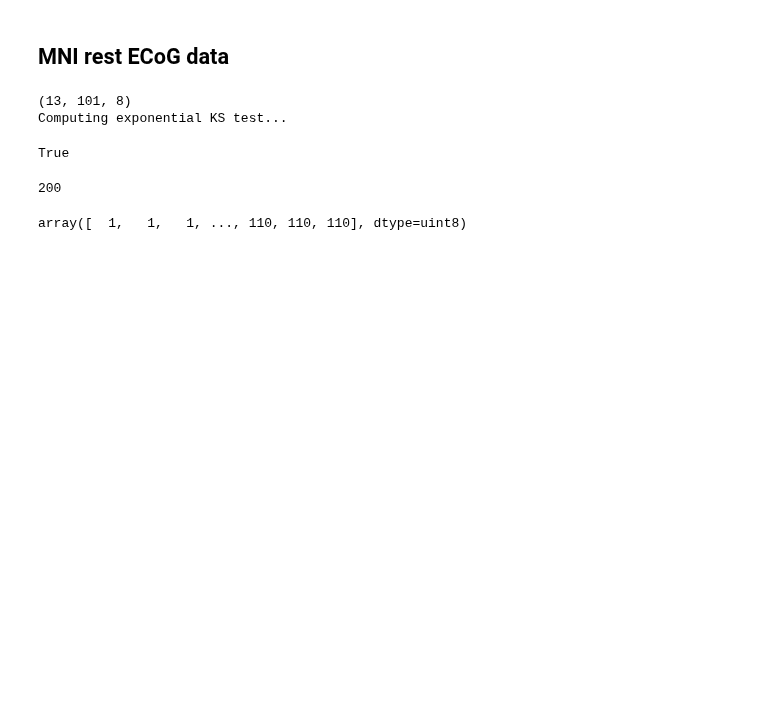
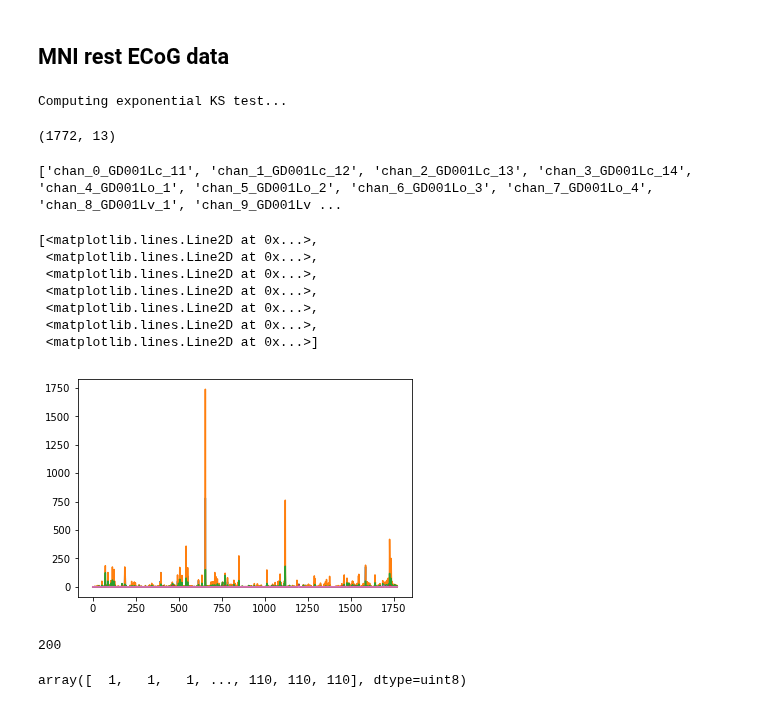
Before and after one commit to voytekresearch/SpectralCA, a Jupyter notebook: notebooks_other/sca_data_retrieval.ipynb, the cells around one changed output. Cells and saved outputs as stored; diff of their text form; code cells hidden in the pictures; blank space fills up the shorter version.

Commit message:
cleaned errors in sca vis and tried to edit data retrieval

```diff
--- a/notebooks_other/sca_data_retrieval.ipynb
+++ b/notebooks_other/sca_data_retrieval.ipynb
@@ -206,13 +268,10 @@ if not os.path.isdir(subj_path):
     os.mkdir(subj_path)
 
 
-for idx in range(len(ind)-1):
-    sub_data = data['Data'][ind[idx]:ind[idx+1]]
-    sub_chanlab = data['ChannelName'][ind[idx]:ind[idx+1]]
-    ch_num, ch_datalen = sub_data.shape
-
-    for i in range(ch_num):
-        sub_chanlab = [ch+'_'+str(i) for ch in sub_chanlab]
+for idx in range(1):#(len(ind)-1):
+    sub_data = data['Data'][ind[idx]:ind[idx+1]].T
+    sub_chanlab = data['ChannelName'][ind[idx]:ind[idx+1]].T
+    sub_chanlab = ['chan_'+str(i)+'_'+ch for i, ch in enumerate(sub_chanlab)]
 
     sub_sc = sca.SCA(analysis_param)
     sub_sc.populate_ts_data(sub_data, fs)
@@ -230,15 +289,30 @@ for idx in range(len(ind)-1):
     sub_sc.cross_freq_corr()
 
     # save out sca
-    sub_path = saveout_path+'patient_'+str(data['Patient'][ind[idx]])
-    sub_sc.save_spec_vars(sub_path+'.npz', save_spg=True)
+    #sub_path = saveout_path+'patient_'+str(data['Patient'][ind[idx]])
+    #sub_sc.save_spec_vars(sub_path+'.npz', save_spg=True)
 # %% [output]
-(13, 101, 8)
 Computing exponential KS test...
-# %%
-sub_sc.spg.shape != 0
-# %% [output]
-True
+# %%
+sub_data.shape
+# %% [output]
+(1772, 13)
+# %%
+print(sub_chanlab)
+# %% [output]
+['chan_0_GD001Lc_11', 'chan_1_GD001Lc_12', 'chan_2_GD001Lc_13', 'chan_3_GD001Lc_14', 'chan_4_GD001Lo_1', 'chan_5_GD001Lo_2', 'chan_6_GD001Lo_3', 'chan_7_GD001Lo_4', 'chan_8_GD001Lv_1', 'chan_9_GD001Lv ...
+# %%
+import matplotlib.pyplot as plt
+plt.plot(sub_sc.psd)
+# %% [output]
+[<matplotlib.lines.Line2D at 0x...>,
+ <matplotlib.lines.Line2D at 0x...>,
+ <matplotlib.lines.Line2D at 0x...>,
+ <matplotlib.lines.Line2D at 0x...>,
+ <matplotlib.lines.Line2D at 0x...>,
+ <matplotlib.lines.Line2D at 0x...>,
+ <matplotlib.lines.Line2D at 0x...>]
+[figure, added]
 # %%
 fs = data['SamplingFrequency']
 # %%
```
Also changed, not shown: parts of 6 cells of this notebook, 6 other files.
